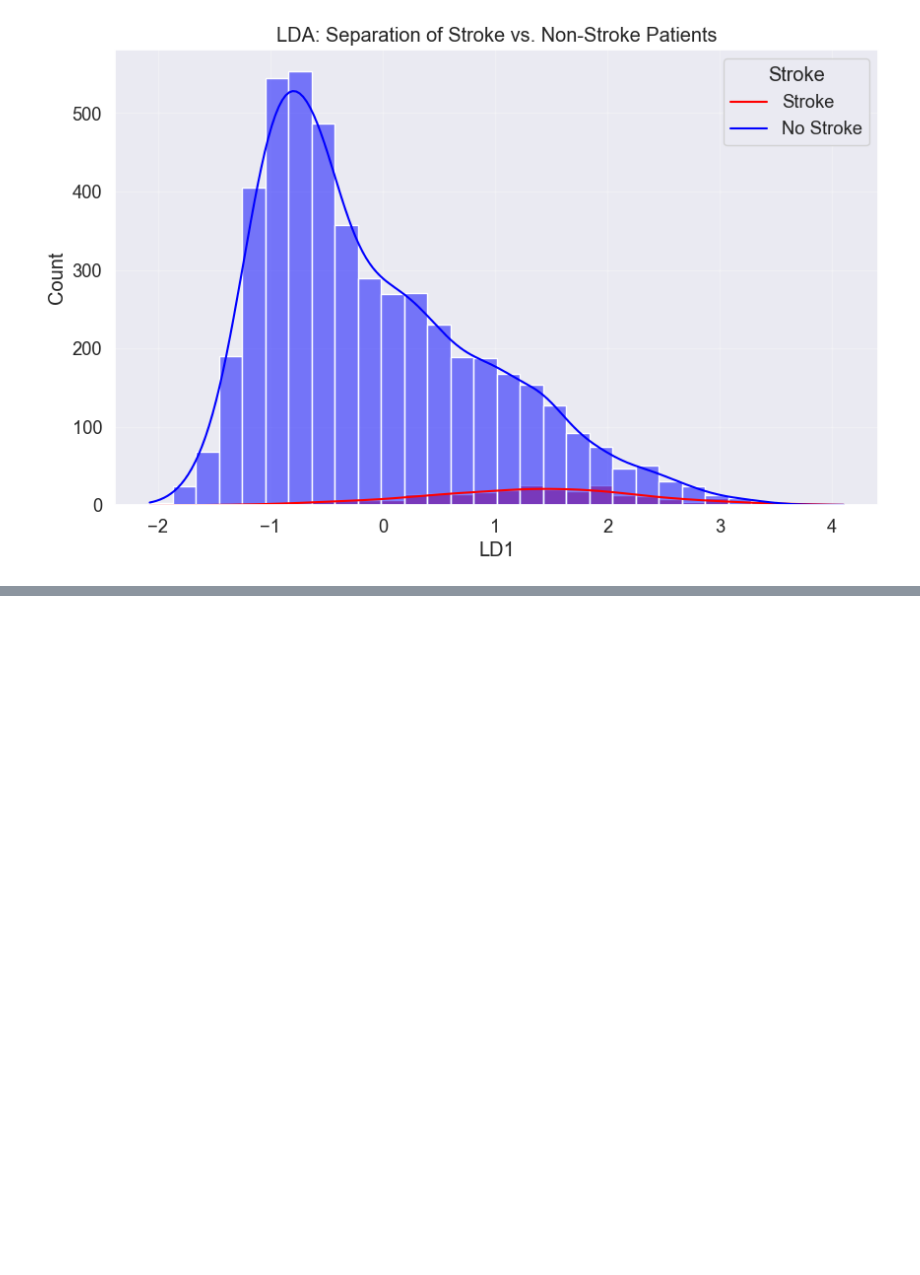
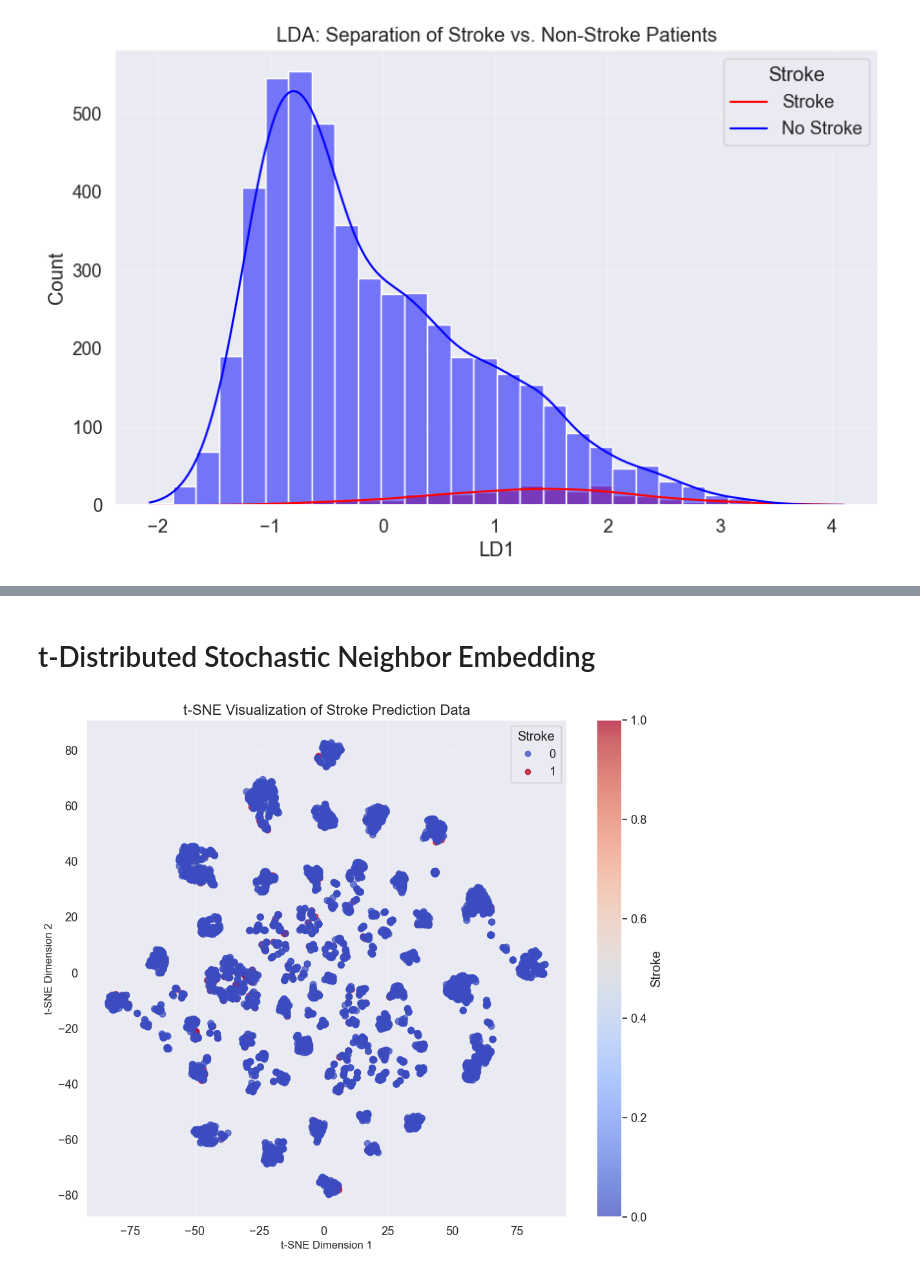
Before and after one commit to marwannour1/stroke_prediction, a Jupyter notebook: main.ipynb, the cells around one changed output, grey strips where cells are left out. Drawn from its saved outputs; the diff is of its cells as text; code cells hidden in the pictures; blank space fills up the shorter version.

```diff
--- a/main.ipynb
+++ b/main.ipynb
@@ -443,0 +447,51 @@ plt.grid(alpha=0.3)
+# %% [markdown]
+t-Distributed Stochastic Neighbor Embedding
+===========================================
+# %%
+from sklearn.manifold import TSNE
+
+tsne = TSNE(
+    n_components=2,          # 2D visualization
+    perplexity=30,           # Balance between local and global structure (try 5-50)
+    learning_rate='auto',    # Auto learning rate based on dataset size
+    max_iter=1000,           # Number of iterations
+    random_state=42          # For reproducibility
+)
+
+
+X_tsne = tsne.fit_transform(X_combined_scaled)
+
+tsne_df = pd.DataFrame(data=X_tsne, columns=['t-SNE1', 't-SNE2'])
+tsne_df['stroke'] = df['stroke'].reset_index(drop=True)
+
+
+# Step 4: Visualize t-SNE results
+plt.figure(figsize=(12, 10))
+
+# Main scatter plot
+scatter = plt.scatter(
+    x='t-SNE1',
+    y='t-SNE2',
+    c=tsne_df['stroke'],
+    cmap='coolwarm',
+    alpha=0.7,
+    s=50,
+    data=tsne_df
+)
+
+# Add legend
+legend1 = plt.legend(*scatter.legend_elements(),title="Stroke")
+plt.gca().add_artist(legend1)
+
+# Add labels and title
+plt.title('t-SNE Visualization of Stroke Prediction Data', fontsize=16)
+plt.xlabel('t-SNE Dimension 1', fontsize=12)
+plt.ylabel('t-SNE Dimension 2', fontsize=12)
+plt.grid(alpha=0.3)
+
+# Add colorbar
+plt.colorbar(scatter, label='Stroke')
+plt.savefig('tsne_visualization.png')
+plt.show()
+# %% [output]
+[figure, added]
```
Also changed, not shown: parts of 1 cell of this notebook, 2 other files.
